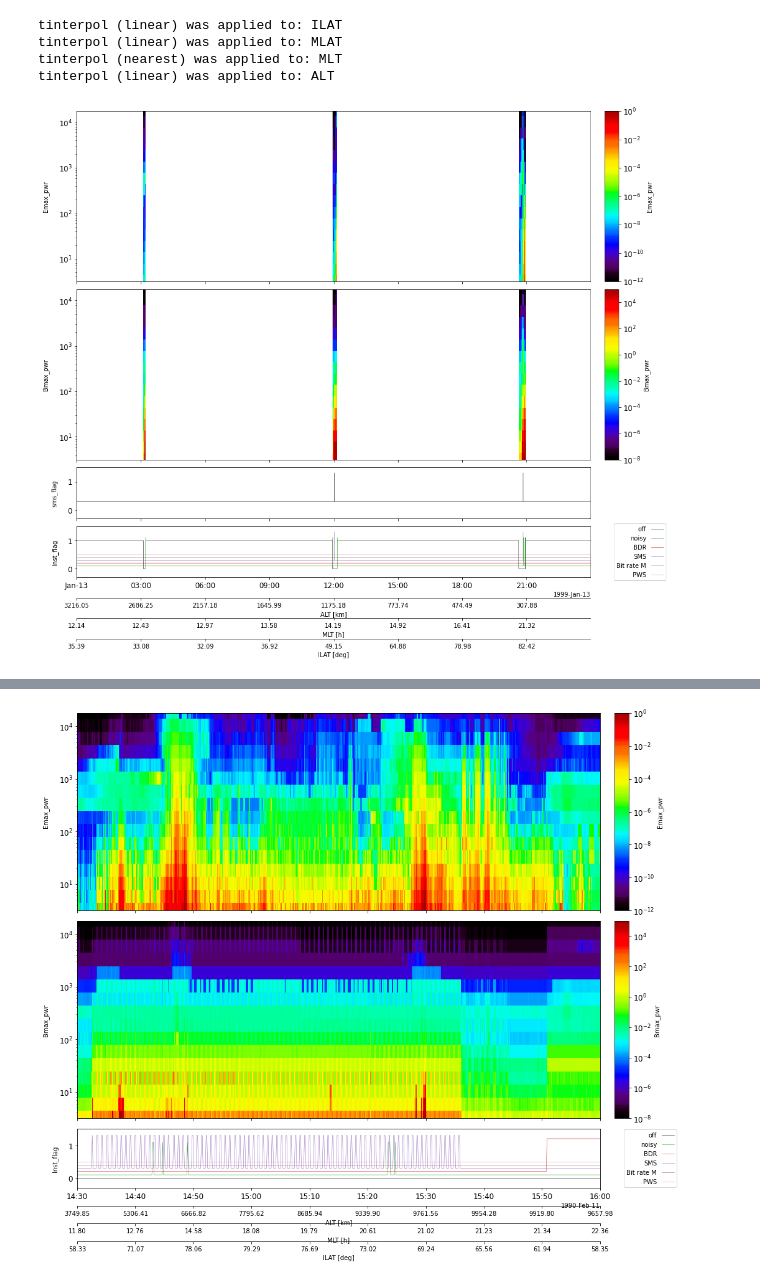
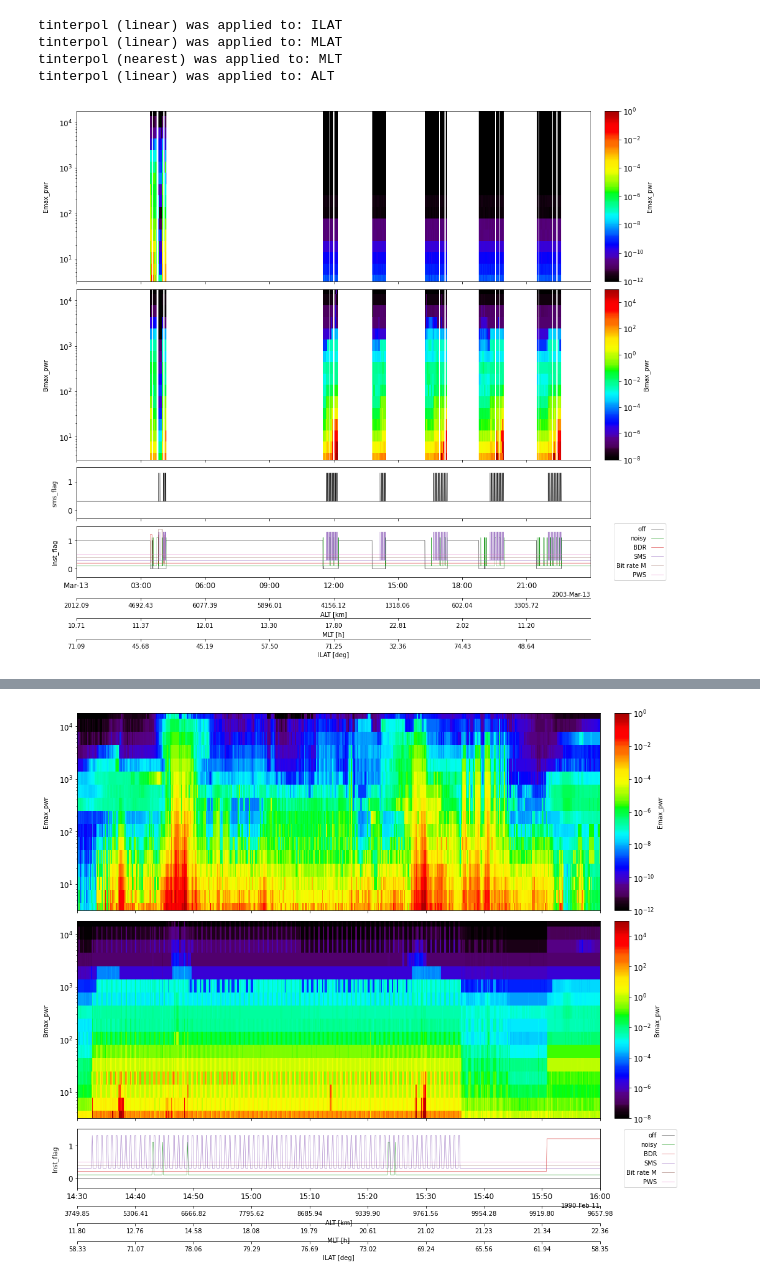
Before and after one commit to shuji-onosawa/Akebono_analysis_old, a Jupyter notebook: VLF_mca/Akebono_analysis.ipynb, the cells around one changed output, grey strips where cells are left out. Drawn from its saved outputs; the diff is of its cells as text; code cells hidden in the pictures.

```diff
--- a/VLF_mca/Akebono_analysis.ipynb
+++ b/VLF_mca/Akebono_analysis.ipynb
@@ -6,7 +6,7 @@ import pyspedas
 import numpy as np
 from pytplot.MPLPlotter.tplot import tplot
 
-trange = ['1999-1-13', '1999-1-14']
+trange = ['2003-3-13', '2003-3-14']
 load.mca(trange, spec_type='pwr', del_invalid_data=['off', 'noisy', 'SMS', 'BDR'])
 load.orb(trange)
 
@@ -17,32 +17,32 @@ for i in range(postgap.y.size):
     #"off"               "noisy",             "BDR",               "SMS",               "Bit rate",          "PWS",
     postgap_array[i][0], postgap_array[i][1], postgap_array[i][2], postgap_array[i][3], postgap_array[i][4], postgap_array[i][5] = \
     int(postgap_str[7]), int(postgap_str[6])+0.1, int(postgap_str[3])+0.2, int(postgap_str[2])+0.3, int(postgap_str[1])+0.4, int(postgap_str[0])+0.5
 
 store_data('Inst_flag', data = {'x':postgap.times, 'y':postgap_array})
 store_data('sms_flag', data={'x':postgap.times, 'y':postgap_array.T[3]})
 #set yaxis option "legend_location" as "spedas"
 #a = pytplot.data_quants['Inst_flag']
 #a.attrs['plot_options']['yaxis_opt']['legend_location'] = 'spedas'
 options(['Inst_flag', 'sms_flag'], opt_dict={'yrange':[-0.3, 1.5], 'panel_size':0.3})
 options('Inst_flag', opt_dict={'legend_names':['off', 'noisy', 'BDR', 'SMS', 'Bit rate M', 'PWS'], 'legend_location':'spedas'})
 
 pyspedas.tinterpol('akb_ILAT', interp_to='Emax_pwr', newname = 'ILAT')
 pyspedas.tinterpol('akb_MLAT', interp_to = 'Emax', newname = 'MLAT')
 pyspedas.tinterpol('akb_MLT', interp_to = 'Emax', newname = 'MLT', method='nearest')
 pyspedas.tinterpol('akb_ALT', interp_to = 'Emax', newname = 'ALT')
 
 options('Emax_pwr', opt_dict={'spec':1, 'ylog':1, 'zlog':1, 'zrange':[1e-12, 1]})
 options('Bmax_pwr', opt_dict={'spec':1, 'ylog':1, 'zlog':1, 'zrange':[1e-8, 1e5]})
 
 options('ALT', 'ytitle', 'ALT [km]')
 options('MLT', 'ytitle', 'MLT [h]')
 options('ILAT', 'ytitle', 'ILAT [deg]')
 
 pytplot.tlimit([trange[0]+' 00:00:00', trange[0]+' 23:59:00'])
-fig, ax = tplot(['Emax_pwr','Bmax_pwr', 'sms_flag', 'Inst_flag'],  var_label= ['ALT', 'MLT', 'ILAT'], xsize = 16, ysize = 20, return_plot_objects=True)
+tplot(['Emax_pwr','Bmax_pwr', 'sms_flag', 'Inst_flag'],  var_label= ['ALT', 'MLT', 'ILAT'], xsize = 16, ysize = 20)
 # %% [output]
 tinterpol (linear) was applied to: ILAT
 tinterpol (linear) was applied to: MLAT
 tinterpol (nearest) was applied to: MLT
 tinterpol (linear) was applied to: ALT
-[figure, old version]
+[figure, new version]
```
Also changed, not shown: parts of 12 cells of this notebook, 2 other files.
